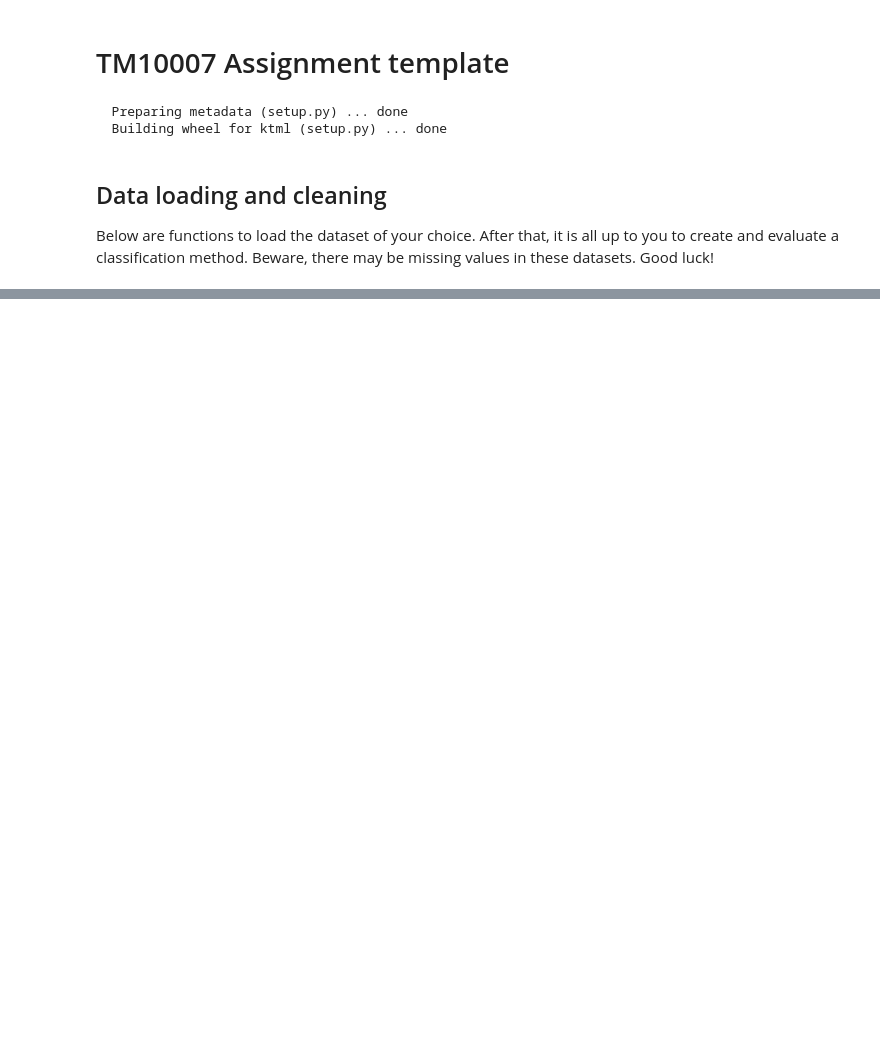
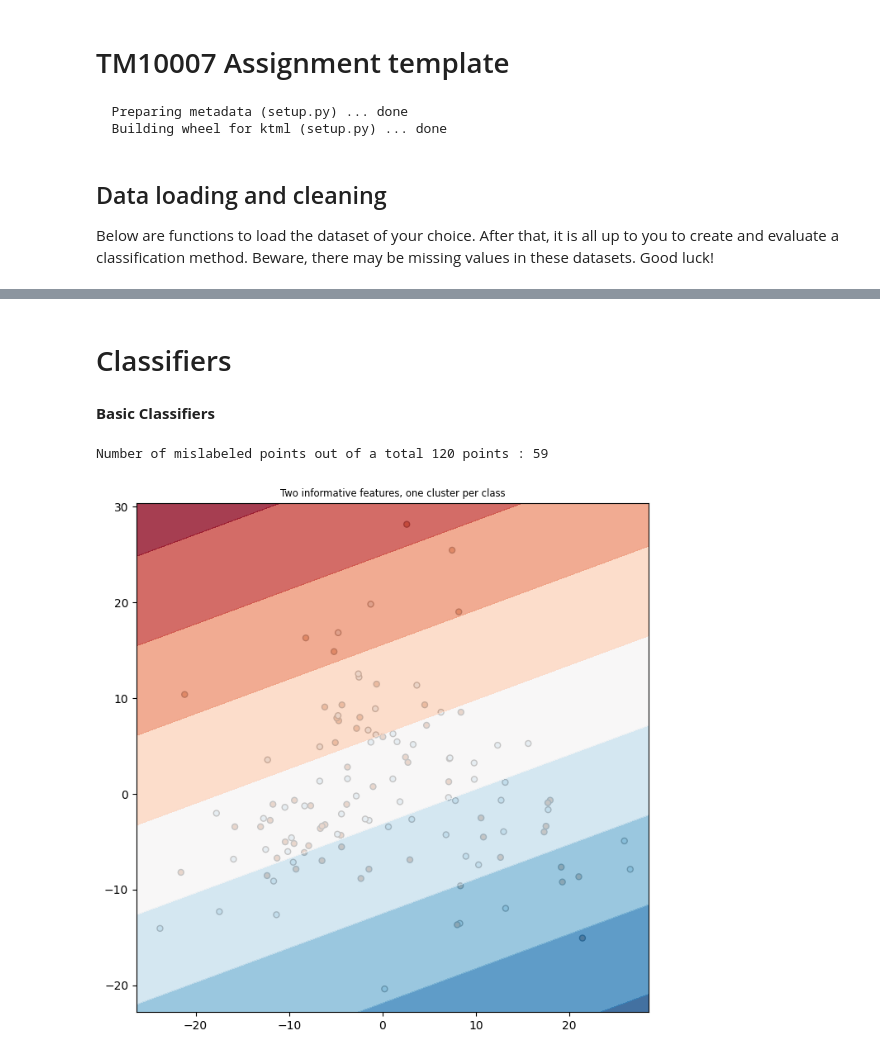
Before and after one commit to folkertj00/liver_learning, a Jupyter notebook: assignment.ipynb, the cells around one changed output, grey strips where cells are left out. Saved outputs shown, nothing was run; the diff lists cells and outputs as text; code cells hidden in the pictures; blank space fills up the shorter version.

```diff
--- a/assignment.ipynb
+++ b/assignment.ipynb
@@ -76,0 +209,40 @@ The number of samples: 29
+# %% [markdown]
+# Classifiers
+# %% [markdown]
+**Basic Classifiers**
+# %%
+# # General packages
+# import numpy as np
+# import matplotlib.pyplot as plt
+# from sklearn import datasets as ds
+# from sklearn import metrics
+
+# # Metrics
+# from sklearn.metrics import confusion_matrix
+# from sklearn.metrics import mean_absolute_error
+# from sklearn.metrics import r2_score
+
+# # Basic Classifiers
+# from sklearn.naive_bayes import GaussianNB
+# from sklearn.discriminant_analysis import LinearDiscriminantAnalysis
+# from sklearn.discriminant_analysis import QuadraticDiscriminantAnalysis
+# from sklearn.linear_model import LogisticRegression
+# from sklearn.linear_model import SGDClassifier
+# from sklearn.tree import DecisionTreeClassifier
+# from sklearn.neighbors import KNeighborsClassifier
+
+# Linear classifier
+fig = plt.figure(figsize=(8, 8))
+ax = fig.add_subplot(111)
+ax.set_title("Two informative features, one cluster per class",
+             fontsize='small')
+ax.scatter(X_train_pca[:, 0], X_train_pca[:, 1], marker='o', c=y_train_list,
+           s=25, edgecolor='k', cmap=plt.cm.Paired)
+lda = LinearDiscriminantAnalysis()
+lda = lda.fit(X_train_pca, y_train_list)
+y_pred = lda.predict(X_train_pca)
+colorplot(lda, ax, X_train_pca[:, 0], X_train_pca[:, 1])
+print("Number of mislabeled points out of a total %d points : %d" % (X_train_pca.shape[0], (y_train_list != y_pred).sum()))
+# %% [output]
+Number of mislabeled points out of a total 120 points : 59
+[figure, added]
```
Also changed, not shown: parts of 15 cells of this notebook.
